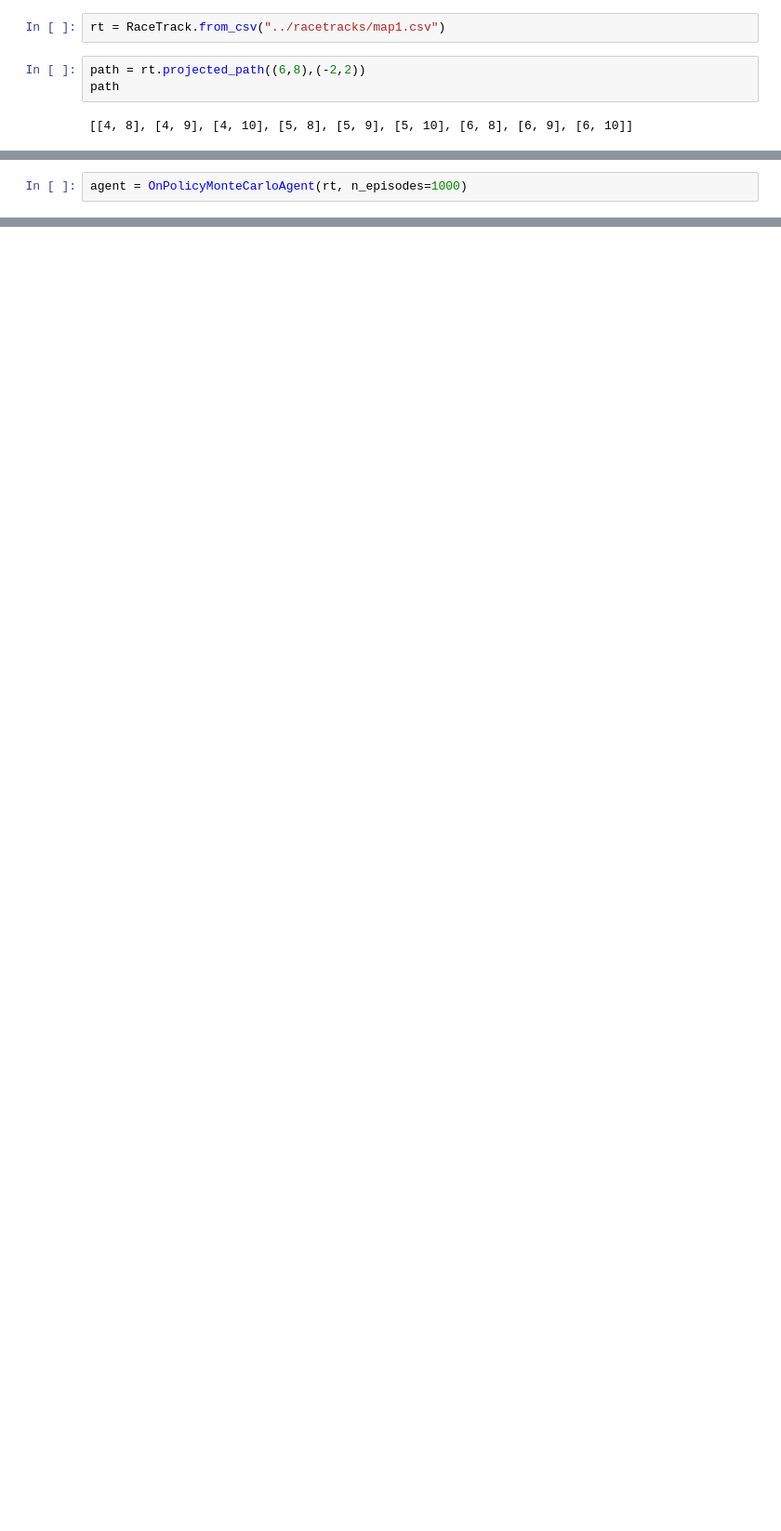
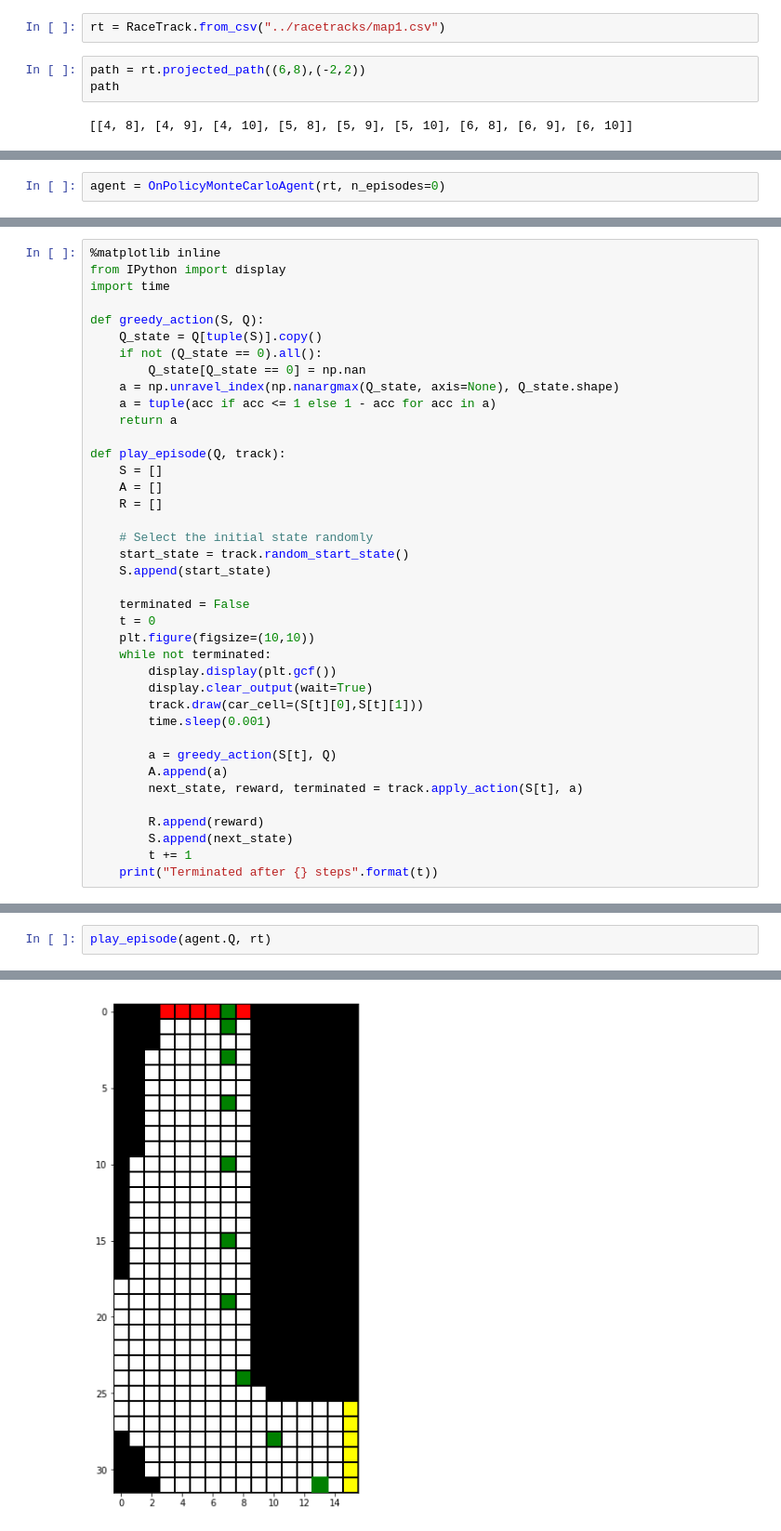
Before and after one commit to AndreasHaure/ReinforcementLearning, a Jupyter notebook: week4/andreas/Ex58_Racetrack.ipynb, the cells around one changed output, grey strips where cells are left out. Shown: that part at 93% size. Saved outputs shown, nothing was run; the diff lists cells and outputs as text; blank space fills up the shorter version.

```diff
--- a/week4/andreas/Ex58_Racetrack.ipynb
+++ b/week4/andreas/Ex58_Racetrack.ipynb
@@ -321,6 +321,6 @@ class OnPolicyMonteCarloAgent:
             it += 1
 # %%
-agent = OnPolicyMonteCarloAgent(rt, n_episodes=1000)
+agent = OnPolicyMonteCarloAgent(rt, n_episodes=0)
 # %%
 agent.policy_iteration()
 # %% [output]
@@ -343,0 +364,39 @@ Q-diff: 5196.0
+# %%
+%matplotlib inline
+from IPython import display
+import time
+
+def greedy_action(S, Q):
+    Q_state = Q[tuple(S)].copy()
+    if not (Q_state == 0).all():
+        Q_state[Q_state == 0] = np.nan
+    a = np.unravel_index(np.nanargmax(Q_state, axis=None), Q_state.shape)
+    a = tuple(acc if acc <= 1 else 1 - acc for acc in a)
+    return a
+
+def play_episode(Q, track):
+    S = []
+    A = []
+    R = []
+
+    # Select the initial state randomly
+    start_state = track.random_start_state()
+    S.append(start_state)
+
+    terminated = False
+    t = 0
+    plt.figure(figsize=(10,10))
+    while not terminated:
+        display.display(plt.gcf())
+        display.clear_output(wait=True)
+        track.draw(car_cell=(S[t][0],S[t][1]))
+        time.sleep(0.001)
+
+        a = greedy_action(S[t], Q)
+        A.append(a)
+        next_state, reward, terminated = track.apply_action(S[t], a)
+
+        R.append(reward)
+        S.append(next_state)
+        t += 1
+    print("Terminated after {} steps".format(t))
@@ -343,0 +407,3 @@ Q-diff: 5196.0
+# %%
+play_episode(agent.Q, rt)
+# %% [output]
@@ -343,0 +411 @@ Q-diff: 5196.0
+[figure, added]
```
Also changed, not shown: parts of 7 cells of this notebook, 2 other files.
